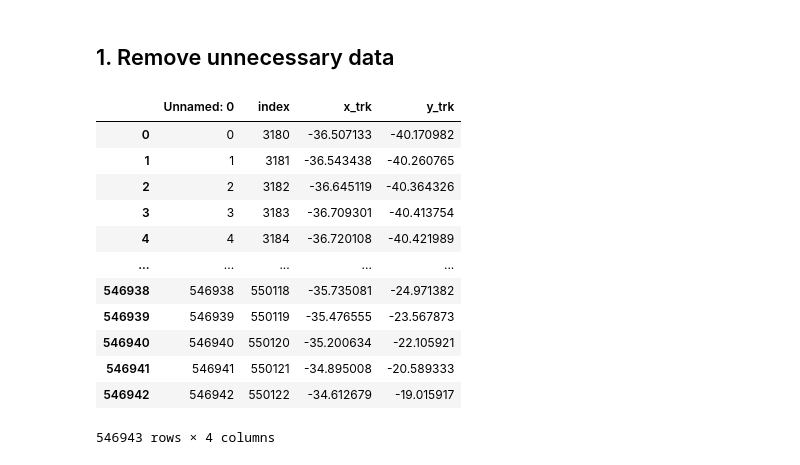
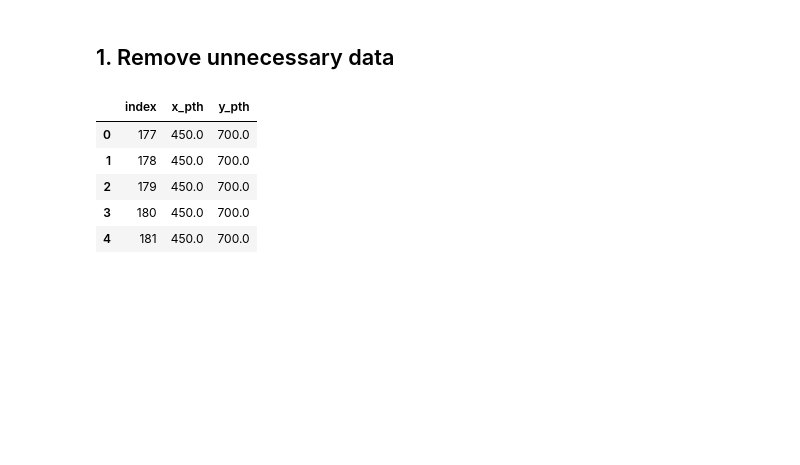
Before and after one commit to stephenhgregory/MachinaLabsThing, a Jupyter notebook: path/path_data_analysis.ipynb, the cells around one changed output. Cells and saved outputs as stored; diff of their text form; code cells hidden in the pictures; blank space fills up the shorter version.

```diff
--- a/path/path_data_analysis.ipynb
+++ b/path/path_data_analysis.ipynb
@@ -131,20 +131,14 @@ tracker_df.plot(kind='scatter', x='x_trk', y='z_trk', title='x_trk and z_trk')
 # %% [markdown]
 ## 1. Remove unnecessary data
 # %%
-# Remove the "z" and "time" dimension columns in both DataFrames
-path_df.drop(columns=['z_pth', 't_pth'])
-tracker_df.drop(columns=['z_trk', 't_trk'])
+# Remove the "z", "time", and "Unnamed: 0" dimension in path_df and the "Unnamed: 0" and "time" dimension in tracker_df
+path_df.drop(columns=['z_pth', 't_pth', 'Unnamed: 0'], inplace=True)
+tracker_df.drop(columns=['t_trk', 'Unnamed: 0'], inplace=True)
+path_df.head()
 # %% [output]
-|  | Unnamed: 0 | index | x_trk | y_trk |
-| 0 | 0 | 3180 | -36.507133 | -40.170982 |
-| 1 | 1 | 3181 | -36.543438 | -40.260765 |
-| 2 | 2 | 3182 | -36.645119 | -40.364326 |
-| 3 | 3 | 3183 | -36.709301 | -40.413754 |
-| 4 | 4 | 3184 | -36.720108 | -40.421989 |
-| ... | ... | ... | ... | ... |
-| 546938 | 546938 | 550118 | -35.735081 | -24.971382 |
-| 546939 | 546939 | 550119 | -35.476555 | -23.567873 |
-| 546940 | 546940 | 550120 | -35.200634 | -22.105921 |
-| 546941 | 546941 | 550121 | -34.895008 | -20.589333 |
-| 546942 | 546942 | 550122 | -34.612679 | -19.015917 |
+|  | index | x_pth | y_pth |
+| 0 | 177 | 450.0 | 700.0 |
+| 1 | 178 | 450.0 | 700.0 |
+| 2 | 179 | 450.0 | 700.0 |
+| 3 | 180 | 450.0 | 700.0 |
+| 4 | 181 | 450.0 | 700.0 |
-546943 rows × 4 columns
```
Also changed, not shown: parts of 4 cells of this notebook, 5 other files.
